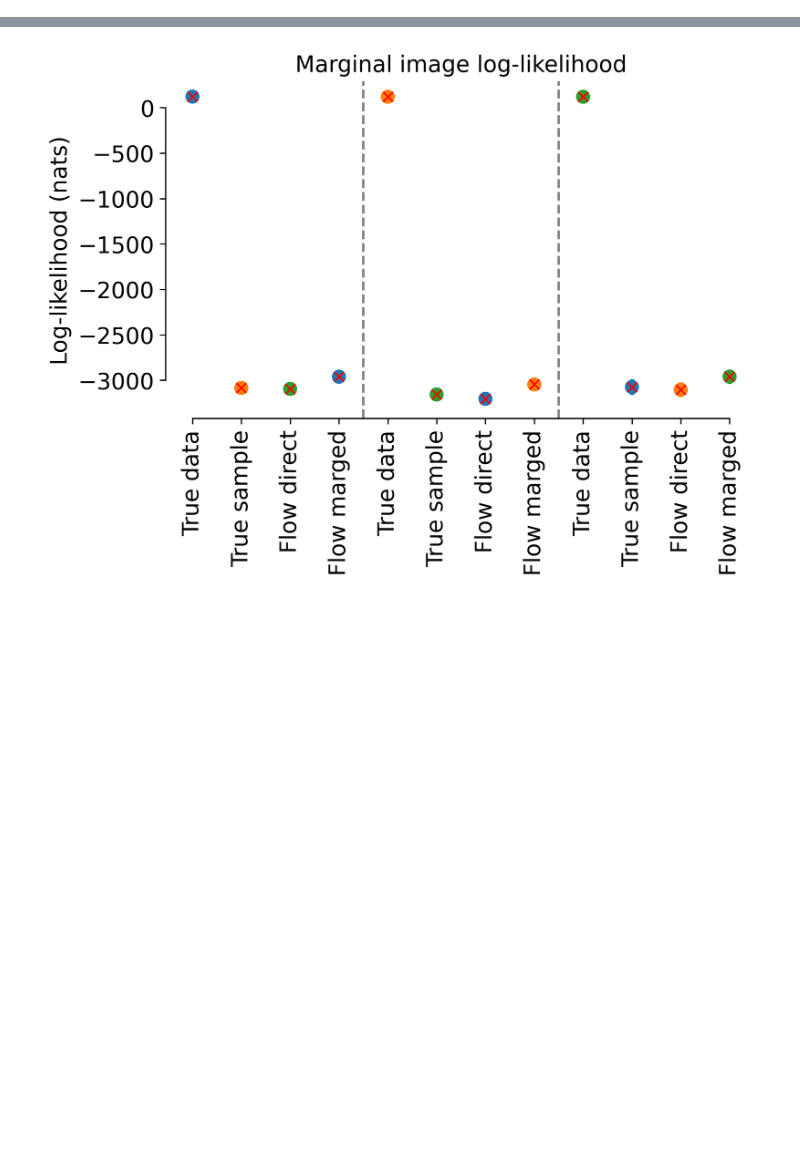
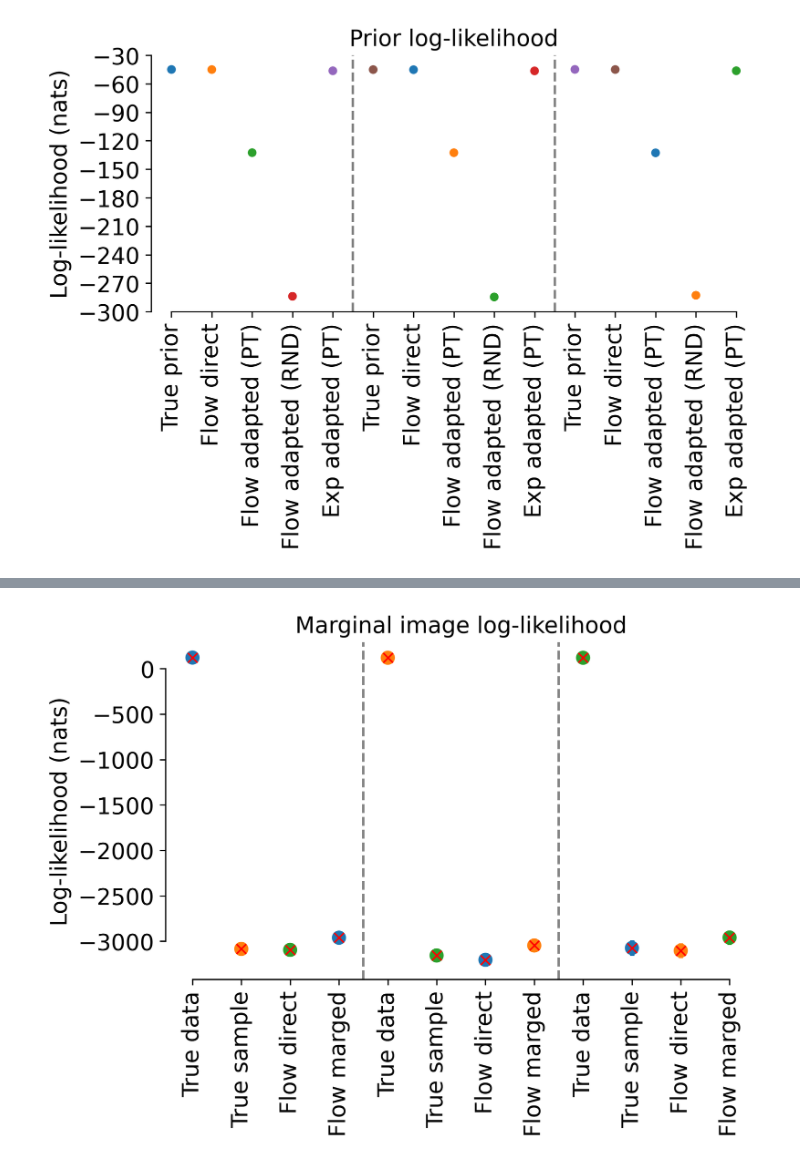
Before and after one commit to suhasshrinivasan/task-transfer, a Jupyter notebook: experiments/learning/evaluate_flat_prior_via_margll.ipynb, the cells around one changed output, grey strips where cells are left out. Drawn from its saved outputs; the diff is of its cells as text; code cells hidden in the pictures; blank space fills up the shorter version.

```diff
--- a/experiments/learning/evaluate_flat_prior_via_margll.ipynb
+++ b/experiments/learning/evaluate_flat_prior_via_margll.ipynb
@@ -86,0 +731,71 @@ Total: 4
+# %%
+data = [
+    true_logl_prior_train.detach().cpu(),
+    direct_flow_logl_prior_train.detach().cpu(),
+    pt_adpt_flow_logl_prior_train.detach().cpu(),
+    rnd_adpt_flow_logl_prior_train.detach().cpu(),
+    pt_exp_adpt_logl_prior_train.detach().cpu(),
+    # rnd_exp_adpt_logl_prior_train.detach().cpu(),
+
+    true_logl_prior_val.detach().cpu(),
+    direct_flow_logl_prior_val.detach().cpu(),
+    pt_adpt_flow_logl_prior_val.detach().cpu(),
+    rnd_adpt_flow_logl_prior_val.detach().cpu(),
+    pt_exp_adpt_logl_prior_val.detach().cpu(),
+    # rnd_exp_adpt_logl_prior_val.detach().cpu(),
+
+    true_logl_prior_test.detach().cpu(),
+    direct_flow_logl_prior_test.detach().cpu(),
+    pt_adpt_flow_logl_prior_test.detach().cpu(),
+    rnd_adpt_flow_logl_prior_test.detach().cpu(),
+    pt_exp_adpt_logl_prior_test.detach().cpu(),
+    # rnd_exp_adpt_logl_prior_test.detach().cpu(),
+]
+labels = [
+    "True prior",
+    "Flow direct",
+    "Flow adapted (PT)",
+    "Flow adapted (RND)",
+    "Exp adapted (PT)",
+    # "Exp adapted (RND)",
+    "True prior",
+    "Flow direct",
+    "Flow adapted (PT)",
+    "Flow adapted (RND)",
+    "Exp adapted (PT)",
+    # "Exp adapted (RND)",
+    "True prior",
+    "Flow direct",
+    "Flow adapted (PT)",
+    "Flow adapted (RND)",
+    "Exp adapted (PT)",
+    # "Exp adapted (RND)",
+]
+# Creating a boxplot
+fig, ax = plt.subplots(dpi=300)
+# set two colors as palette and cycle
+palette = sns.color_palette("tab10", n_colors=6)
+ax = sns.pointplot(
+    data=data, ax=ax, errorbar="se", join=False, palette=palette, markers="."
+)
+# add mean values
+# for i, value in enumerate(data):
+#     # ax.text(i + 0.3, value.mean() + 0.5, f"{value.mean():.2f}", ha="center", va="bottom", fontsize=8)
+#     # add a red dot
+#     ax.plot(i, value.mean(), "rx")
+ax.set_xticklabels(labels, rotation=90)
+ax.set_title("Prior log-likelihood", fontsize=14)
+ax.set_ylabel("Log-likelihood (nats)", fontsize=14)
+ax.tick_params(axis="both", which="major", labelsize=14)
+for tick in range(len(labels)):
+    if tick % 5 == 0 and tick != 0:
+        ax.axvline(tick - 0.5, ls="--", color="grey")
+
+ax.set_yticks(range(-300, 0, 30))
+sns.despine(ax=ax, trim=True)
+plt.tight_layout()
+
+# # Display the plot
+# plt.show()
+# %% [output]
+[figure, added]
```
Also changed, not shown: parts of 18 cells of this notebook.
